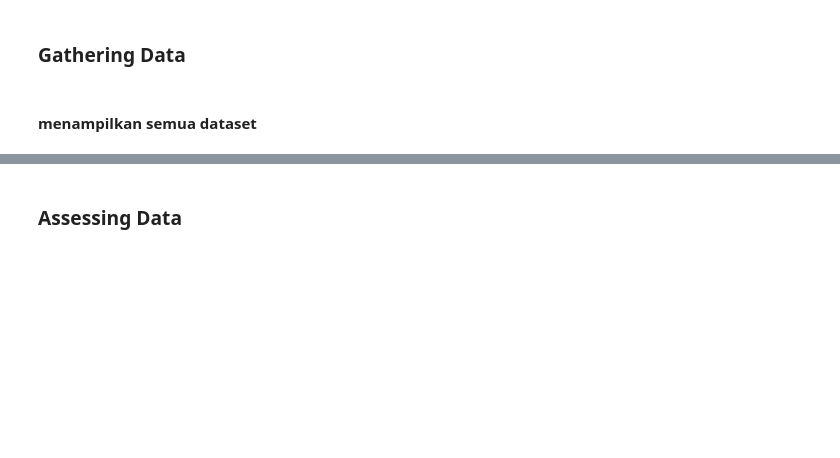
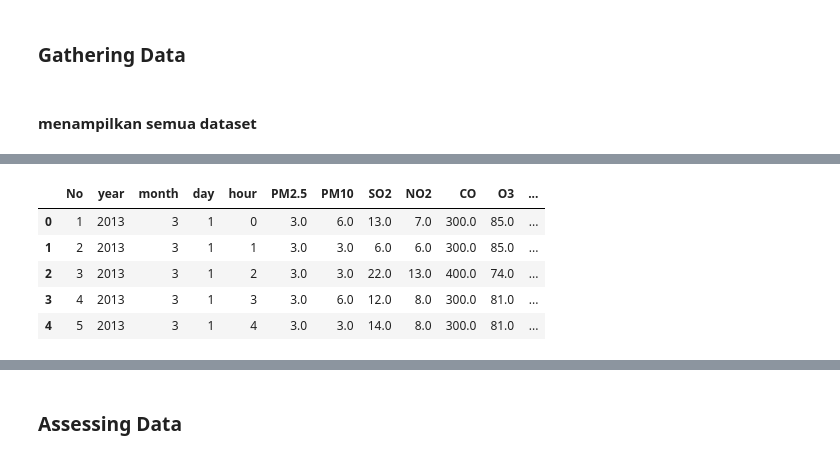
Before and after one commit to Arif-0123/Proyek_Analisis_Data, a Jupyter notebook: Air Quality Dataset/submision/notebook.ipynb, the cells around one changed output, grey strips where cells are left out. Cells and saved outputs as stored; diff of their text form; code cells hidden in the pictures; blank space fills up the shorter version.

```diff
--- a/Air Quality Dataset/submision/notebook.ipynb
+++ b/Air Quality Dataset/submision/notebook.ipynb
@@ -27,0 +38,10 @@ import seaborn as sn
+# %%
+Changping_df = pd.read_csv("https://raw.githubusercontent.com/Arif-0123/Proyek_Analisis_Data/main/Air%20Quality%20Dataset/submision/data/PRSA_Data_Changping_20130301-20170228.csv")
+Changping_df.head()
+# %% [output]
+|  | No | year | month | day | hour | PM2.5 | PM10 | SO2 | NO2 | CO | O3 | ... |
+| 0 | 1 | 2013 | 3 | 1 | 0 | 3.0 | 6.0 | 13.0 | 7.0 | 300.0 | 85.0 | ... |
+| 1 | 2 | 2013 | 3 | 1 | 1 | 3.0 | 3.0 | 6.0 | 6.0 | 300.0 | 85.0 | ... |
+| 2 | 3 | 2013 | 3 | 1 | 2 | 3.0 | 3.0 | 22.0 | 13.0 | 400.0 | 74.0 | ... |
+| 3 | 4 | 2013 | 3 | 1 | 3 | 3.0 | 6.0 | 12.0 | 8.0 | 300.0 | 81.0 | ... |
+| 4 | 5 | 2013 | 3 | 1 | 4 | 3.0 | 3.0 | 14.0 | 8.0 | 300.0 | 81.0 | ... |
```
Also changed, not shown: parts of 11 cells of this notebook.
